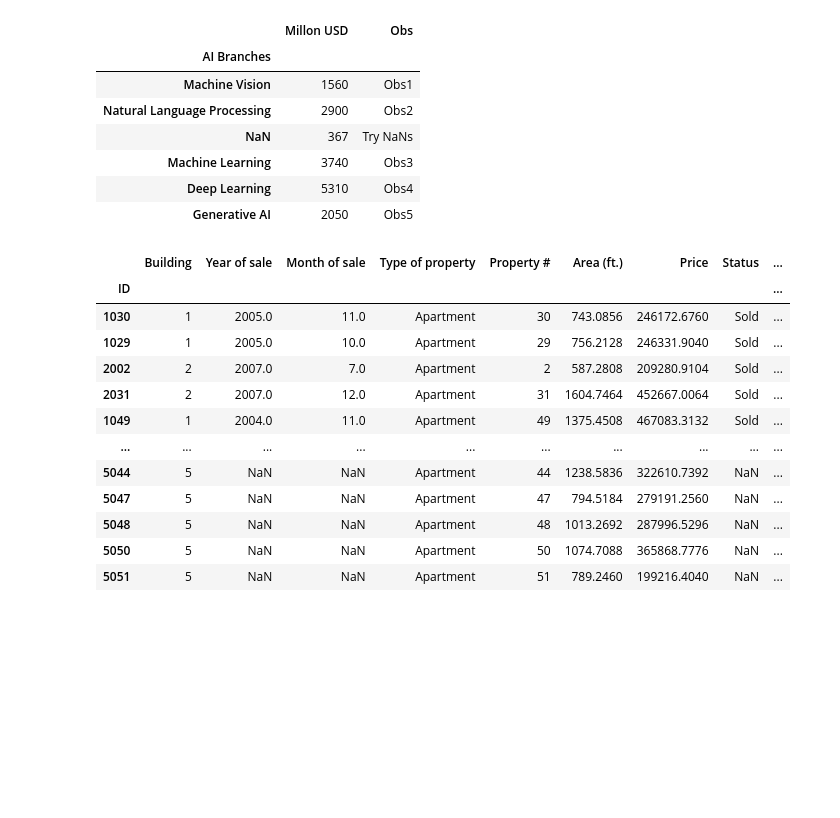
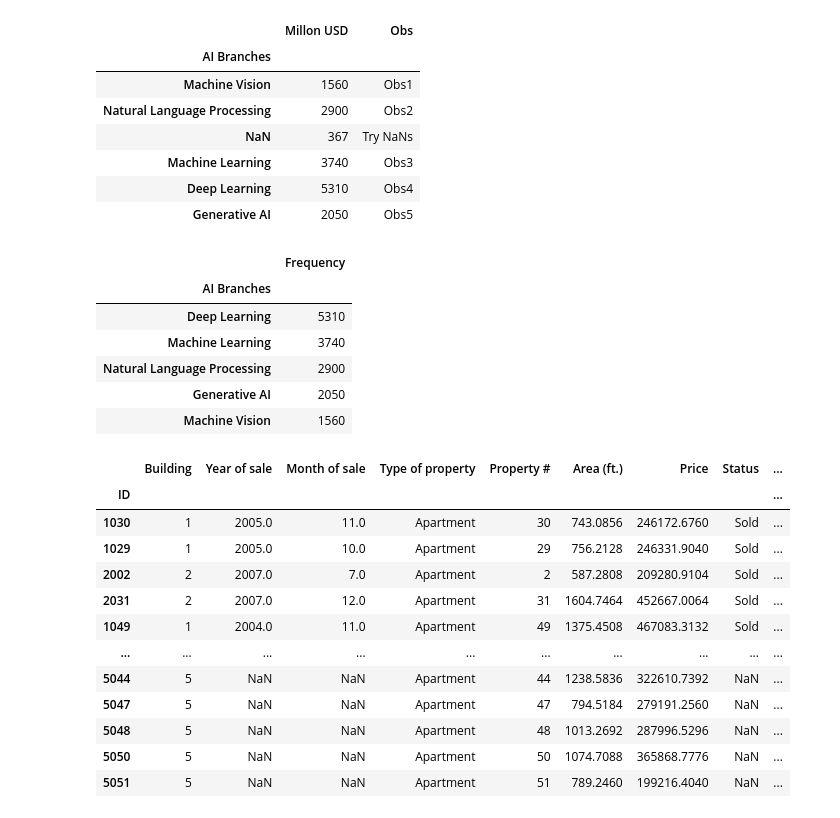
Before and after one commit to jmonti-gh/jm_utils, a Jupyter notebook: des/ax_pie.ipynb, the cells around one changed output. Cells and saved outputs as stored; diff of their text form; code cells hidden in the pictures; blank space fills up the shorter version.

```diff
--- a/des/ax_pie.ipynb
+++ b/des/ax_pie.ipynb
@@ -148,6 +150,16 @@ ai
 | Machine Learning | 3740 | Obs3 |
 | Deep Learning | 5310 | Obs4 |
 | Generative AI | 2050 | Obs5 |
+# %%
+get_fdt(ai['Millon USD'], include_flat_relatives=False, include_pcts=False)
+# %% [output]
+|  | Frequency |
+| AI Branches |  |
+| Deep Learning | 5310 |
+| Machine Learning | 3740 |
+| Natural Language Processing | 2900 |
+| Generative AI | 2050 |
+| Machine Vision | 1560 |
 # %%
 # df, from xls spreadsheet
 try:
```
Also changed, not shown: parts of 9 cells of this notebook.
